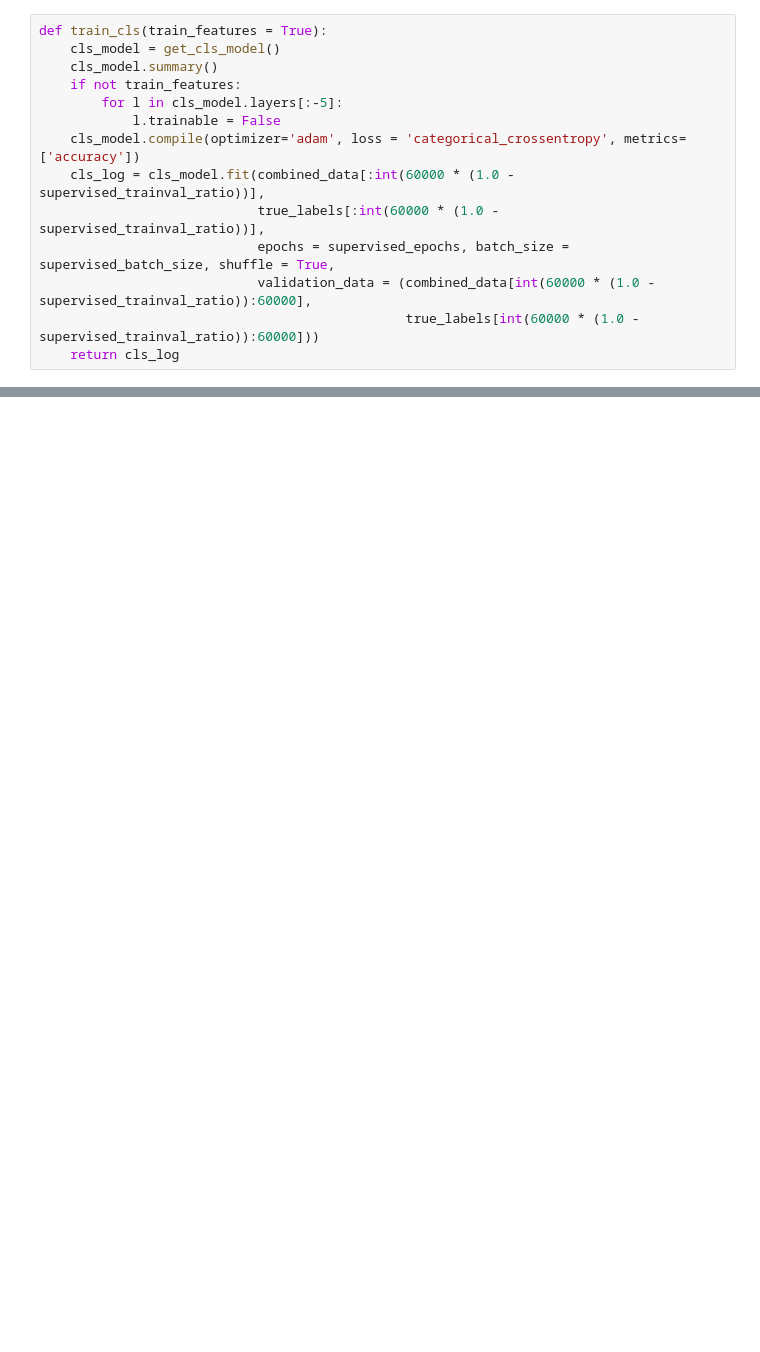
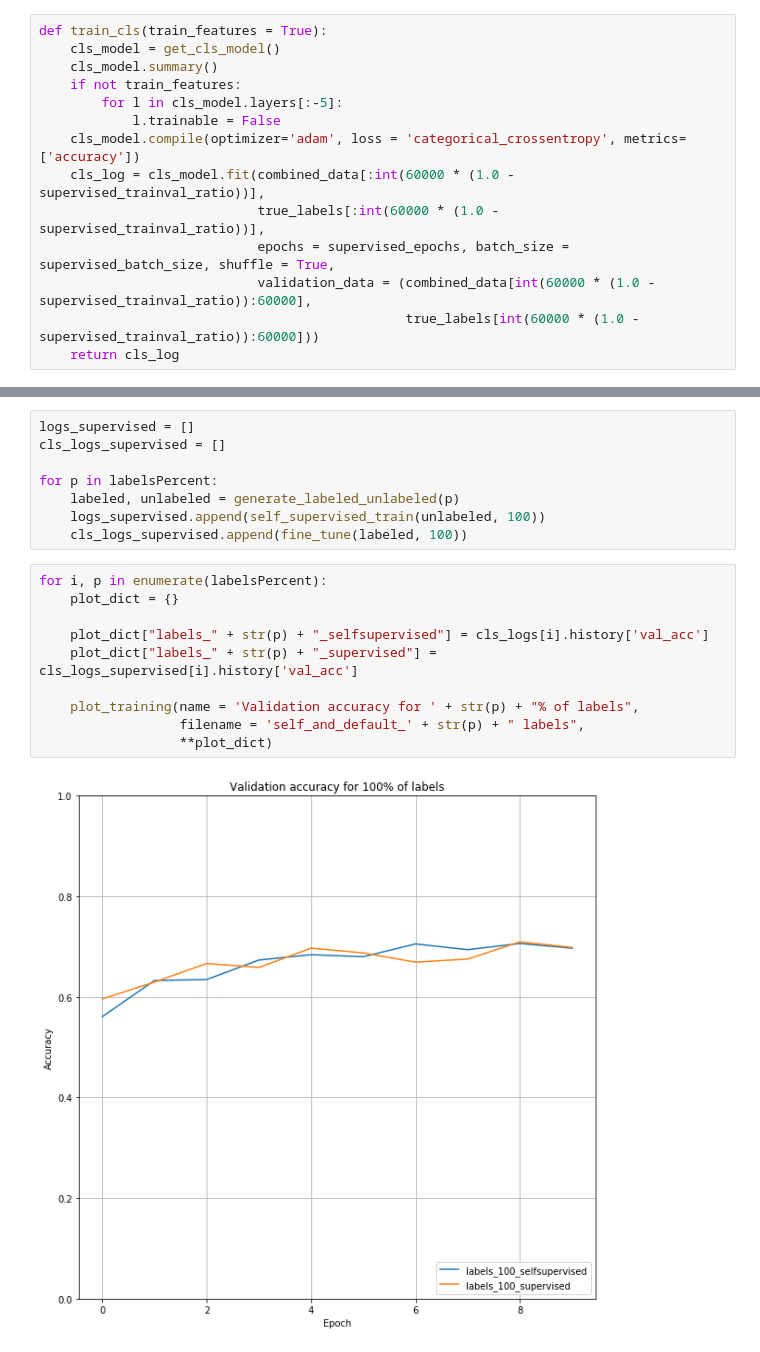
Before and after one commit to hashimsayed0/SelfSupervision, a Jupyter notebook: SelfSupervision.ipynb, the cells around one changed output, grey strips where cells are left out. Drawn from its saved outputs; the diff is of its cells as text; blank space fills up the shorter version.

```diff
--- a/SelfSupervision.ipynb
+++ b/SelfSupervision.ipynb
@@ -197,0 +247,20 @@ plot_training(name = 'Validation accuracy',
+# %%
+logs_supervised = []
+cls_logs_supervised = []
+
+for p in labelsPercent:
+    labeled, unlabeled = generate_labeled_unlabeled(p)
+    logs_supervised.append(self_supervised_train(unlabeled, 100))
+    cls_logs_supervised.append(fine_tune(labeled, 100))
+# %%
+for i, p in enumerate(labelsPercent):
+    plot_dict = {}
+
+    plot_dict["labels_" + str(p) + "_selfsupervised"] = cls_logs[i].history['val_acc']
+    plot_dict["labels_" + str(p) + "_supervised"] = cls_logs_supervised[i].history['val_acc']
+
+    plot_training(name = 'Validation accuracy for ' + str(p) + "% of labels",
+                  filename = 'self_and_default_' + str(p) + " labels",
+                  **plot_dict)
+# %% [output]
+[figure, added]
```
Also changed, not shown: parts of 22 cells of this notebook.
